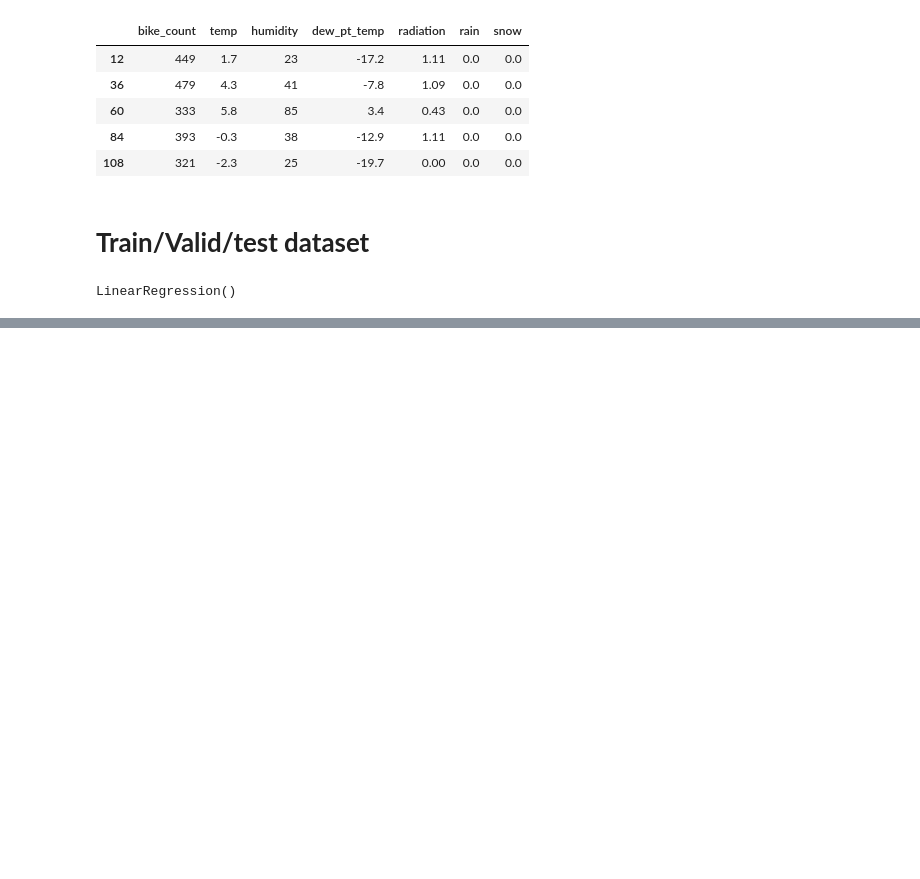
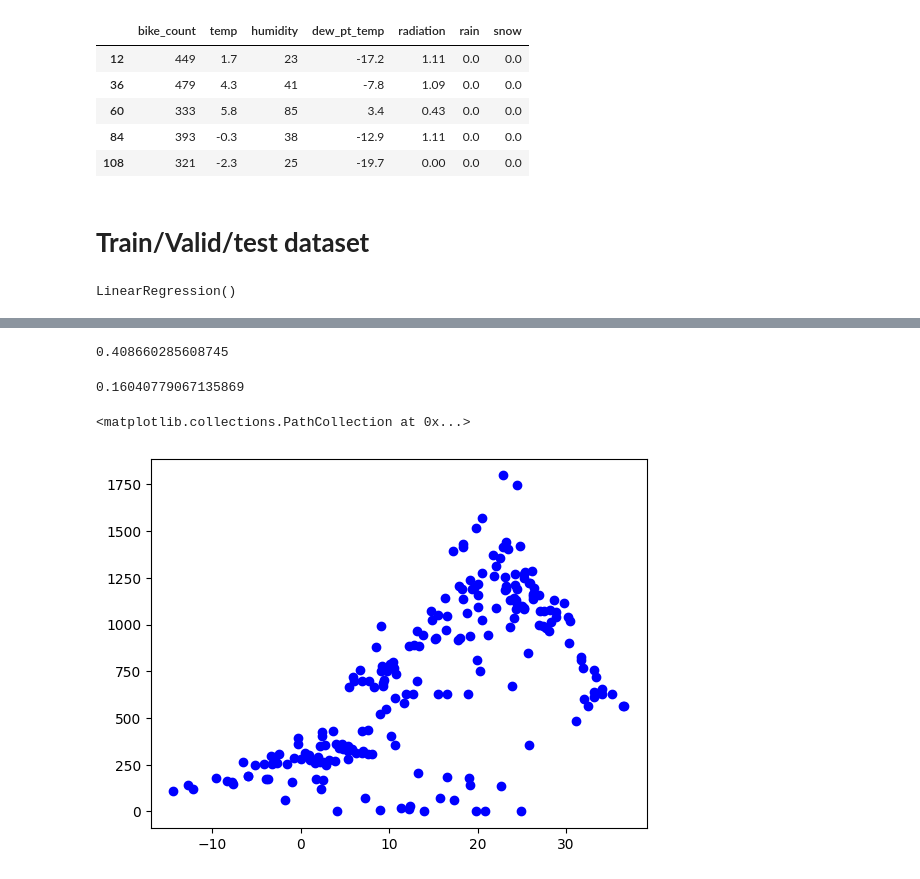
Before and after one commit to Chrisagboile/AI, a Jupyter notebook: bike_regression.ipynb, the cells around one changed output, grey strips where cells are left out. Saved outputs shown, nothing was run; the diff lists cells and outputs as text; code cells hidden in the pictures; blank space fills up the shorter version.

```diff
--- a/bike_regression.ipynb
+++ b/bike_regression.ipynb
@@ -91,0 +92,13 @@ print(temp_reg.coef_, temp_reg.intercept_)
+# %%
+temp_reg.score(X_train_temp, y_train_temp)
+# %% [output]
+0.408660285608745
+# %%
+print(temp_reg.score(X_test_temp, y_test_temp))
+# %% [output]
+0.16040779067135869
+# %%
+plt.scatter(X_train_temp, y_train_temp, label="Data", color="blue")
+# %% [output]
+<matplotlib.collections.PathCollection at 0x...>
+[figure, added]
```
Also changed, not shown: parts of 3 cells of this notebook.
